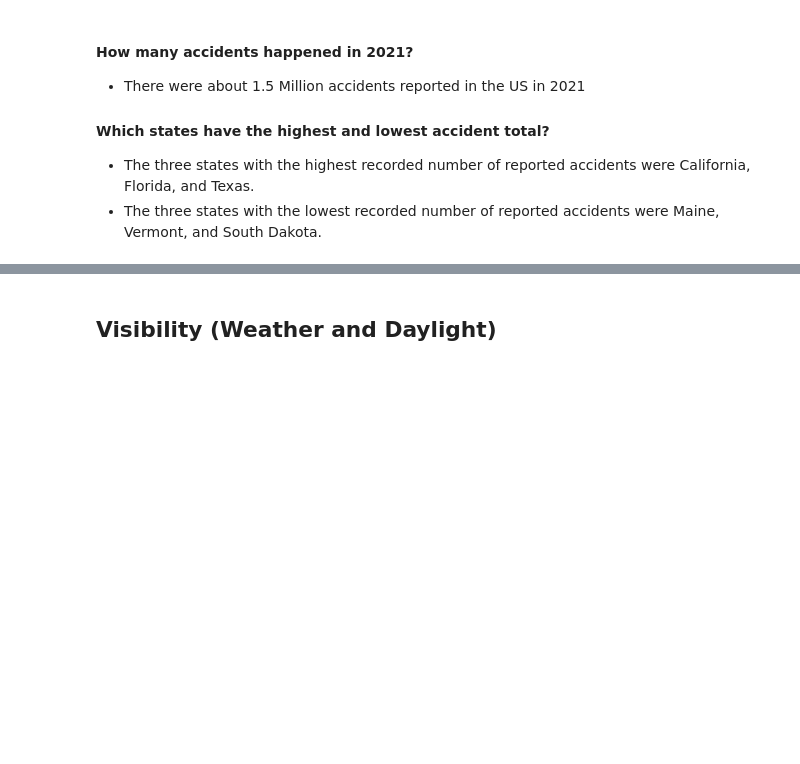
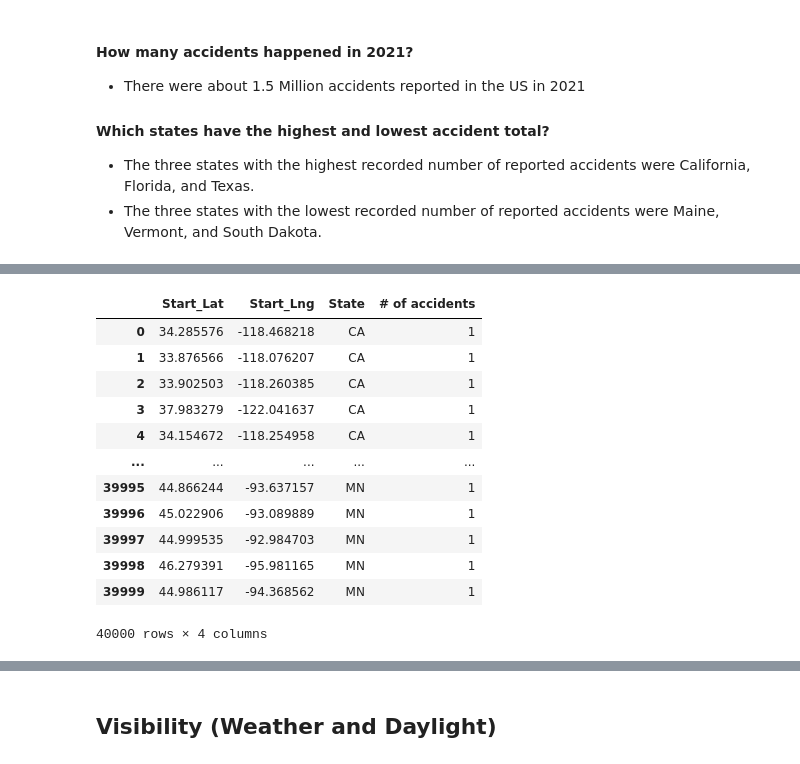
Before and after one commit to jonkwiatkowski/US-Traffic-Accident-Analysis, a Jupyter notebook: Analysis.ipynb, the cells around one changed output, grey strips where cells are left out. Cells and saved outputs as stored; diff of their text form; code cells hidden in the pictures; blank space fills up the shorter version.

```diff
--- a/Analysis.ipynb
+++ b/Analysis.ipynb
@@ -87,13 +172,16 @@ reduced_top
 # %%
 #Create an equal sample of each state to fit the limitations of the google heat map
 ca_sample = reduced_top.loc[reduced_top["State"] == "CA"]
-reduced_ca_sample = ca_sample.sample(n=10)
+reduced_ca_sample = ca_sample.sample(n=10000)
 
 fl_sample = reduced_top.loc[reduced_top["State"] == "FL"]
-reduced_fl_sample = fl_sample.sample(n=10)
+reduced_fl_sample = fl_sample.sample(n=10000)
 
 tx_sample = reduced_top.loc[reduced_top["State"] == "TX"]
-reduced_tx_sample = tx_sample.sample(n=10)
+reduced_tx_sample = tx_sample.sample(n=10000)
+
+mn_sample = reduced_top.loc[reduced_top["State"] == "MN"]
+reduced_mn_sample = mn_sample.sample(n=10000)
 # %%
 #Combine CA and FL
 cafl_sample = pd.merge(reduced_ca_sample,reduced_fl_sample, on=["State","Start_Lat","Start_Lng","# of accidents"], how= "left")
@@ -106 +223,19 @@ three_states.head()
+# %%
+#Add MN to the top three accidents
+top_three_and_mn = pd.merge(three_states,reduced_mn_sample, on= ["State","Start_Lat","Start_Lng","# of accidents"], how= "outer")
+top_three_and_mn
+# %% [output]
+|  | Start_Lat | Start_Lng | State | # of accidents |
+| 0 | 34.285576 | -118.468218 | CA | 1 |
+| 1 | 33.876566 | -118.076207 | CA | 1 |
+| 2 | 33.902503 | -118.260385 | CA | 1 |
+| 3 | 37.983279 | -122.041637 | CA | 1 |
+| 4 | 34.154672 | -118.254958 | CA | 1 |
+| ... | ... | ... | ... | ... |
+| 39995 | 44.866244 | -93.637157 | MN | 1 |
+| 39996 | 45.022906 | -93.089889 | MN | 1 |
+| 39997 | 44.999535 | -92.984703 | MN | 1 |
+| 39998 | 46.279391 | -95.981165 | MN | 1 |
+| 39999 | 44.986117 | -94.368562 | MN | 1 |
+40000 rows × 4 columns
 # %%
```
Also changed, not shown: parts of 30 cells of this notebook, 1 other file.
